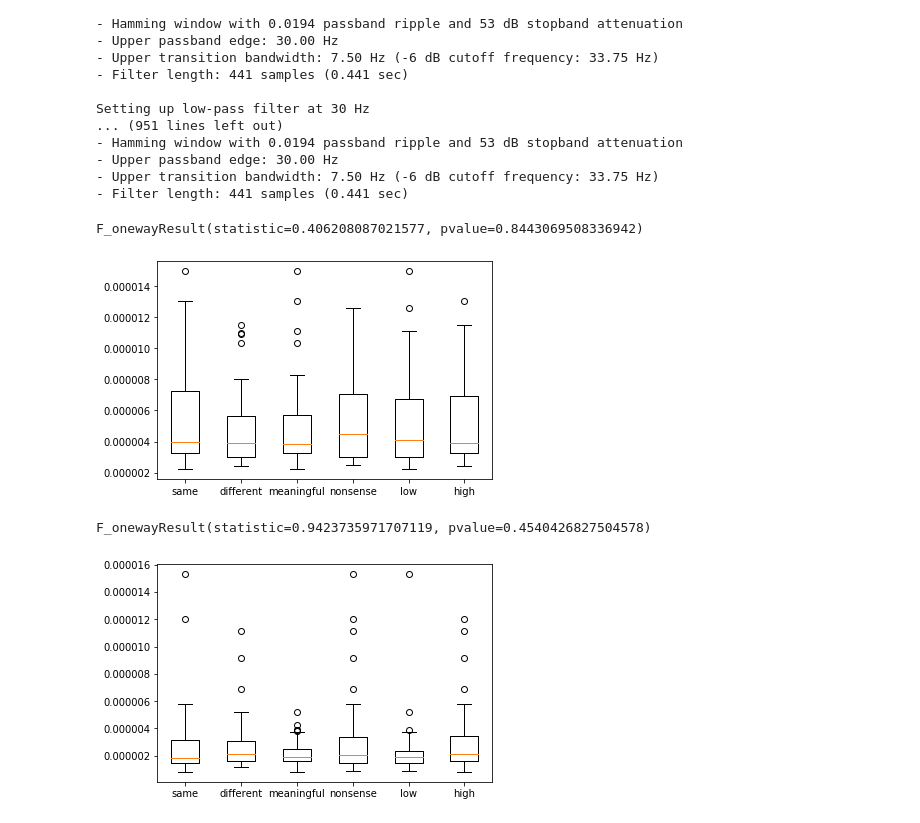
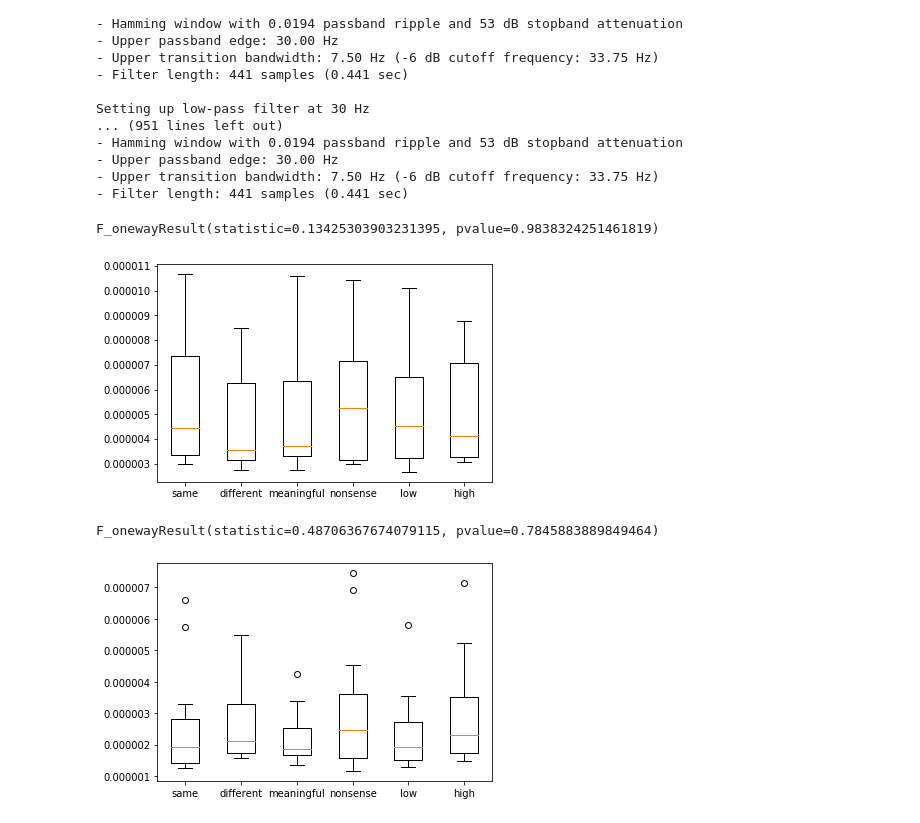
Before and after one commit to letitiayhho/talker_change_data_processing, a Jupyter notebook: 9_N1_RMS/src/n1.ipynb, the cells around one changed output. Drawn from its saved outputs; the diff is of its cells as text; code cells hidden in the pictures.

```diff
--- a/9_N1_RMS/src/n1.ipynb
+++ b/9_N1_RMS/src/n1.ipynb
@@ -23,6 +24,11 @@ def condition_keys() -> Iterator[KeyType]:
 
 def import_eeg_data(subject):
     fp = os.path.join('../data', subject, 'eeg_data_averaged.csv')
+    data = pd.read_csv(fp, delimiter = ',')
+    return data
+
+def import_cross_correlations():
+    fp = os.path.join('../../2_cross_correlate/data/average.csv')
     data = pd.read_csv(fp, delimiter = ',')
     return data
 
@@ -75,6 +81,16 @@ def get_parietal_rms(evoked):
 def get_rms(x):
     rms = np.sqrt(np.mean(x**2))
     return rms
+
+def get_condition_df(df, labels, condition):
+    condition_df = df[labels == condition]
+    condition_df = condition_df.groupby('subject_number', as_index = False).mean()
+    return(condition_df)
+
+def get_condition_rms_n1(df, labels, condition):
+    condition_df = df[labels == condition]
+    condition_df = condition_df.groupby('subject_number', as_index = False)['n1_magnitude', 'rms'].mean()
+    return(condition_df)
 # %%
 # initialize data frame
 df: Dict[str, float] = {
@@ -128,18 +144,25 @@ Setting up low-pass filter at 30 Hz
 - Upper passband edge: 30.00 Hz
 - Upper transition bandwidth: 7.50 Hz (-6 dB cutoff frequency: 33.75 Hz)
 - Filter length: 441 samples (0.441 sec)
+# %%
+# split into data frames for each condition
+same = get_condition_rms_n1(df, df.talker, "S")
+different = get_condition_rms_n1(df, df.talker, "T")
+meaningful = get_condition_rms_n1(df, df.meaning, "M")
+nonsense = get_condition_rms_n1(df, df.meaning, "N")
+low = get_condition_rms_n1(df, df.constraint, "L")
+high = get_condition_rms_n1(df, df.constraint, "H")
 # %%
 """
 N1 magnitude by condition
 """
 
-average_over_subjects
-df_n1 = {'same': df.n1_magnitude[df.talker == "S"],
-         'different': df.n1_magnitude[df.talker == "T"],
-         'meaningful': df.n1_magnitude[df.meaning == "M"],
-         'nonsense': df.n1_magnitude[df.meaning == "N"],
-         'low': df.n1_magnitude[df.constraint == "L"],
-         'high': df.n1_magnitude[df.constraint == "H"]}
+df_n1 = {'same': same.n1_magnitude,
+         'different': different.n1_magnitude,
+         'meaningful': meaningful.n1_magnitude,
+         'nonsense': nonsense.n1_magnitude,
+         'low': low.n1_magnitude,
+         'high': high.n1_magnitude}
 fig1, ax1 = plt.subplots()
 ax1.boxplot(df_n1.values())
 ax1.set_xticklabels(df_n1.keys())
@@ -152,31 +175,31 @@ stats.f_oneway(df_n1['same'],
                df_n1['low'],
                df_n1['high'])
 # %% [output]
-F_onewayResult(statistic=0.406208087021577, pvalue=0.8443069508336942)
+F_onewayResult(statistic=0.13425303903231395, pvalue=0.9838324251461819)
-[figure, old version]
+[figure, new version]
 # %%
 """
 Parietal RMS by condition
 """
-df_rms = {'same': df.rms[df.talker == "S"],
-          'different': df.rms[df.talker == "T"],
-          'meaningful': df.rms[df.meaning == "M"],
-          'nonsense': df.rms[df.meaning == "N"],
-          'low': df.rms[df.constraint == "L"],
-          'high': df.rms[df.constraint == "H"]}
+df_rms = {'same': same.rms,
+          'different': different.rms,
+          'meaningful': meaningful.rms,
+          'nonsense': nonsense.rms,
+          'low': low.rms,
+          'high': high.rms}
 fig2, ax2 = plt.subplots()
 ax2.boxplot(df_rms.values())
 ax2.set_xticklabels(df_rms.keys())
 
 # ANOVA
 stats.f_oneway(df_rms['same'],
                df_rms['different'],
                df_rms['meaningful'],
                df_rms['nonsense'],
                df_rms['low'],
                df_rms['high'])
 # %% [output]
-F_onewayResult(statistic=0.9423735971707119, pvalue=0.4540426827504578)
+F_onewayResult(statistic=0.48706367674079115, pvalue=0.7845883889849464)
-[figure, old version]
+[figure, new version]
 # %%
 """
```
Also changed, not shown: parts of 5 cells of this notebook.
